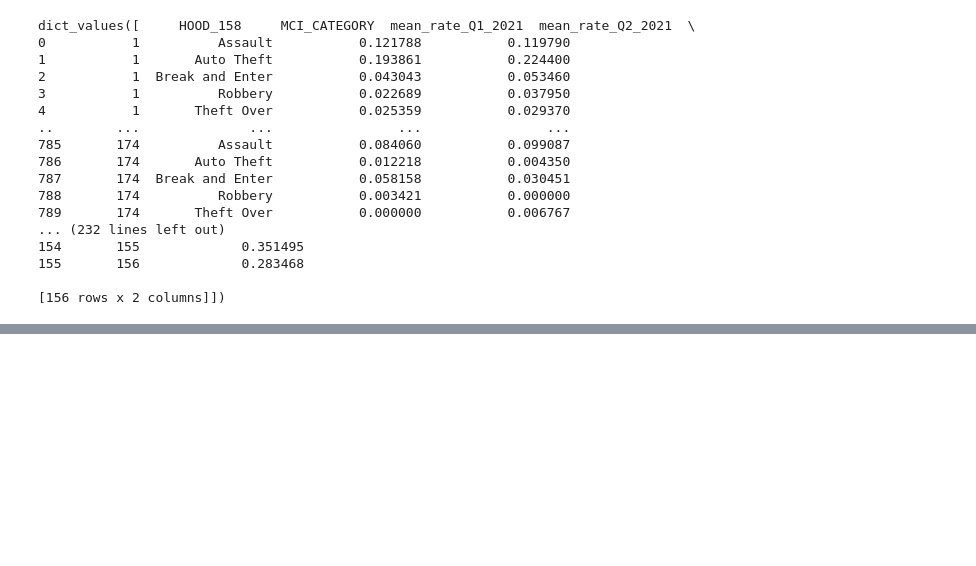
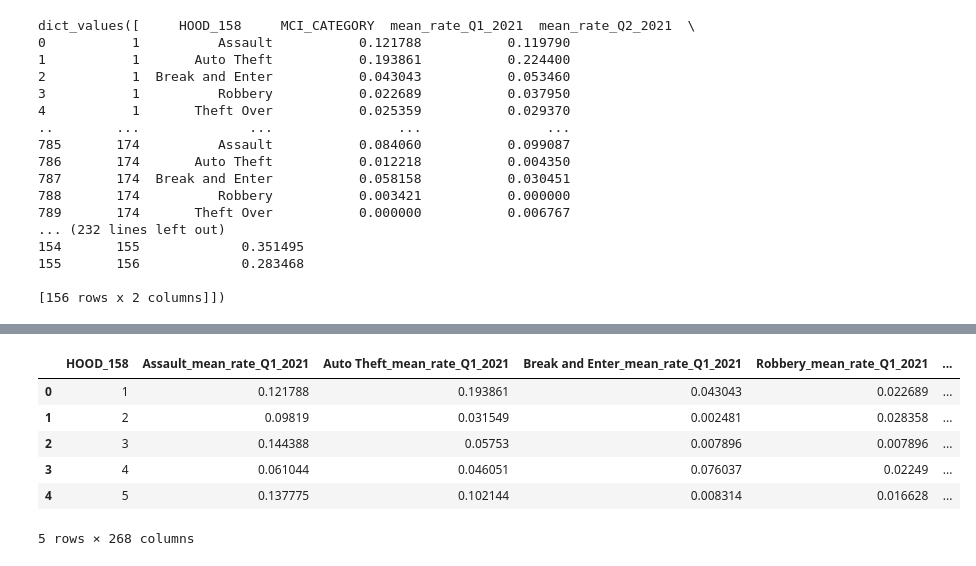
Before and after one commit to Ratnor/Socio-phenotype-classifier, a Jupyter notebook: Major_Crime_Indicators_data_prep_create_function.ipynb, the cells around one changed output, grey strips where cells are left out. Drawn from its saved outputs; the diff is of its cells as text; code cells hidden in the pictures; blank space fills up the shorter version.

Commit message:
merged to final_matrix

```diff
--- a/Major_Crime_Indicators_data_prep_create_function.ipynb
+++ b/Major_Crime_Indicators_data_prep_create_function.ipynb
@@ -1389,0 +1413,15 @@ dict_values([     HOOD_158     MCI_CATEGORY  mean_rate_Q1_2021  mean_rate_Q2_202
+# %%
+data_2023['hood_crime_rate']['HOOD_158'] = data_2023['hood_crime_rate']['HOOD_158'].astype(int)
+final_matrix = (
+  wide_feats
+  .merge(data_2023['hood_crime_rate'], on='HOOD_158', how='left')
+)
+display(final_matrix.head())
+# %% [output]
+|  | HOOD_158 | Assault_mean_rate_Q1_2021 | Auto Theft_mean_rate_Q1_2021 | Break and Enter_mean_rate_Q1_2021 | Robbery_mean_rate_Q1_2021 | ... |
+| 0 | 1 | 0.121788 | 0.193861 | 0.043043 | 0.022689 | ... |
+| 1 | 2 | 0.09819 | 0.031549 | 0.002481 | 0.028358 | ... |
+| 2 | 3 | 0.144388 | 0.05753 | 0.007896 | 0.007896 | ... |
+| 3 | 4 | 0.061044 | 0.046051 | 0.076037 | 0.02249 | ... |
+| 4 | 5 | 0.137775 | 0.102144 | 0.008314 | 0.016628 | ... |
+5 rows × 268 columns
```
Also changed, not shown: parts of 1 cell of this notebook.
